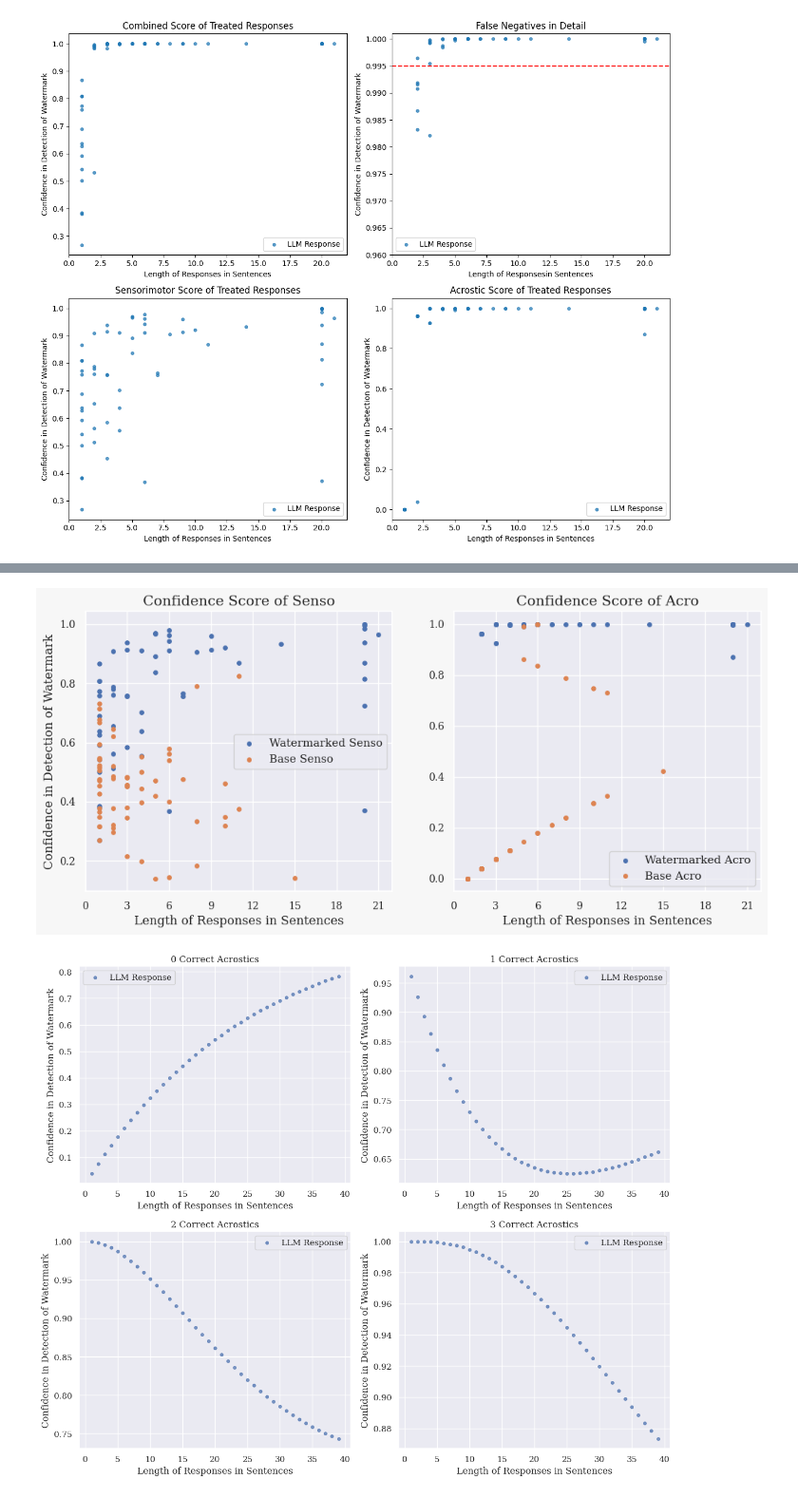
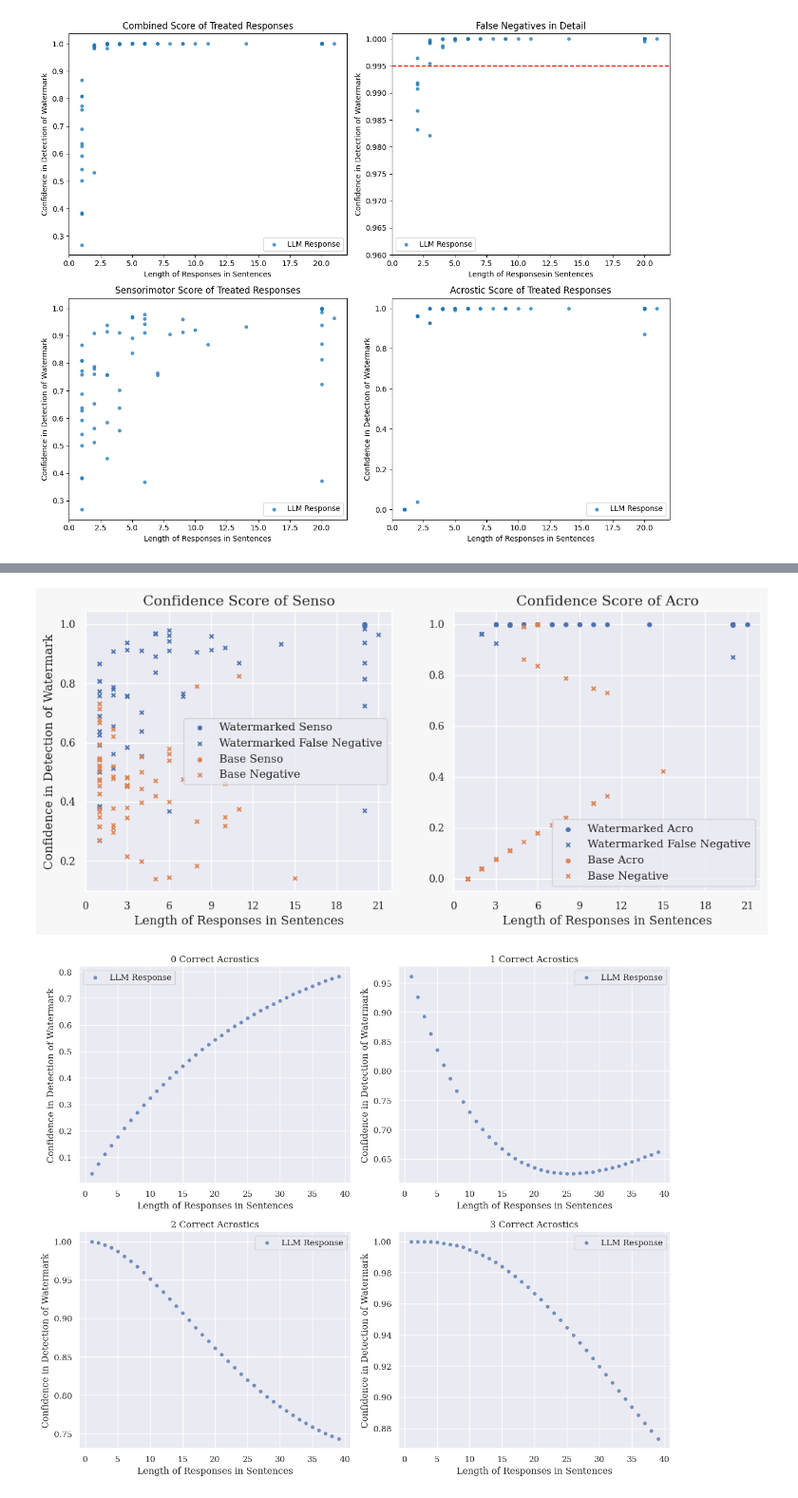
Before and after one commit to CommodoreEU/master-generation, a Jupyter notebook: notebook.ipynb, the cells around one changed output, grey strips where cells are left out. Shown at 95% size. Saved outputs shown, nothing was run; the diff lists cells and outputs as text; code cells hidden in the pictures.

```diff
--- a/notebook.ipynb
+++ b/notebook.ipynb
@@ -1348,14 +1383,26 @@ y_values1 = [1-item[1][1] for item in scores]
 x_values1 = [item[1][3] for item in scores]
 x_values = np.array(x_values1)
 y_values = np.array(y_values1)
-above_threshold = y_values >= 0
-below_threshold = y_values < 0
-above_threshold = y_values >= 0
-below_threshold = y_values < 0
+above_threshold = y_values >= 0.995
+below_threshold = y_values < 0.995
+above_threshold = y_values >= 0.995
+below_threshold = y_values < 0.995
+
+w_senso_TP = 0
+w_senso_FN = 0
+for i in range (0,60):
+    if above_threshold[i]:
+        if x_values[i] > 3:
+            w_senso_TP += 1
+    else:
+        if x_values[i] > 3:
+            w_senso_FN += 1
+
+
 # Points above threshold
 axs[0].scatter(x_values[above_threshold], y_values[above_threshold], s=15, alpha=1, c='C0', marker='o', label='Watermarked Senso')
 # Points below threshold
-#axs[0].scatter(x_values[below_threshold], y_values[below_threshold], s=15, alpha=1, c='C0', marker='x', label='Watermarked False Negative')
+axs[0].scatter(x_values[below_threshold], y_values[below_threshold], s=15, alpha=1, c='C0', marker='x', label='Watermarked False Negative')
 
 
 
@@ -1367,14 +1414,25 @@ y_values2 = [1-item[0][1] for item in scores]
 x_values2 = [item[0][3] for item in scores]
 x_values = np.array(x_values2)
 y_values = np.array(y_values2)
-above_threshold = y_values >= 0
-below_threshold = y_values < 0
-above_threshold = y_values >= 0
-below_threshold = y_values < 0
+above_threshold = y_values >= 0.995
+below_threshold = y_values < 0.995
+above_threshold = y_values >= 0.995
+below_threshold = y_values < 0.995
+
+b_senso_FP = 0
+b_senso_TN = 0
+for i in range (0,60):
+    if above_threshold[i]:
+        if x_values[i] > 3:
+            b_senso_FP += 1
+    else:
+        if x_values[i] > 3:
+            b_senso_TN += 1
+
 # Points above threshold
 axs[0].scatter(x_values[above_threshold], y_values[above_threshold], s=15, alpha=1, c='C1', marker='o', label='Base Senso')
 # Points below threshold
-#axs[0].scatter(x_values[below_threshold], y_values[below_threshold], s=15, alpha=1, c='C1', marker='x', label='Base Negative')
+axs[0].scatter(x_values[below_threshold], y_values[below_threshold], s=15, alpha=1, c='C1', marker='x', label='Base Negative')
 
 
 
@@ -1391,14 +1449,25 @@ y_values1 = [1-item[1][2] for item in scores]
 x_values1 = [item[1][3] for item in scores]
 x_values = np.array(x_values1)
 y_values = np.array(y_values1)
-above_threshold = y_values >= 0
-below_threshold = y_values < 0
-above_threshold = y_values >= 0
-below_threshold = y_values < 0
+above_threshold = y_values >= 0.995
+below_threshold = y_values < 0.995
+above_threshold = y_values >= 0.995
+below_threshold = y_values < 0.995
+
+w_acro_TP = 0
+w_acro_FN = 0
+for i in range (0,60):
+    if above_threshold[i]:
+        if x_values[i] > 3:
+            w_acro_TP += 1
+    else:
+        if x_values[i] > 3:
+            w_acro_FN += 1
+
 # Points above threshold
 axs[1].scatter(x_values[above_threshold], y_values[above_threshold], s=15, alpha=1, c='C0', marker='o', label='Watermarked Acro')
 # Points below threshold
-#axs[1].scatter(x_values[below_threshold], y_values[below_threshold], s=15, alpha=1, c='C0', marker='x', label='Watermarked False Negative')
+axs[1].scatter(x_values[below_threshold], y_values[below_threshold], s=15, alpha=1, c='C0', marker='x', label='Watermarked False Negative')
 #axs[0, 1].scatter(x_values2, y_values2, s=15, alpha=0.7, c=['C4'], marker='o', label='LLM Response')
 axs[1].set_title('Confidence Score of Acro', fontsize=14)
 axs[1].legend()
@@ -1408,16 +1477,37 @@ y_values2 = [1-item[0][2] for item in scores]
 x_values2 = [item[0][3] for item in scores]
 x_values = np.array(x_values2)
 y_values = np.array(y_values2)
-above_threshold = y_values >= 0
-below_threshold = y_values < 0
-above_threshold = y_values >= 0
-below_threshold = y_values < 0
+above_threshold = y_values >= 0.995
+below_threshold = y_values < 0.995
+above_threshold = y_values >= 0.995
+below_threshold = y_values < 0.995
+
+b_acro_FP = 0
+b_acro_TN = 0
+for i in range (0,60):
+    if above_threshold[i]:
+        if x_values[i] > 3:
+            b_acro_FP += 1
+    else:
+        if x_values[i] > 3:
+            b_acro_TN += 1
+
 # Points above threshold
 axs[1].scatter(x_values[above_threshold], y_values[above_threshold], s=15, alpha=1, c='C1', marker='o', label='Base Acro')
 # Points below threshold
-#axs[1].scatter(x_values[below_threshold], y_values[below_threshold], s=15, alpha=1, c='C1', marker='x', label='Base Negative')
+axs[1].scatter(x_values[below_threshold], y_values[below_threshold], s=15, alpha=1, c='C1', marker='x', label='Base Negative')
 axs[1].legend()
 
+
+print(f'''b_senso_TN {b_senso_TN}''')
+print(f'''b_senso_FP {b_senso_FP}''')
+print(f'''w_senso_TP {w_senso_TP}''')
+print(f'''w_senso_FN {w_senso_FN}''')
+print(f'''b_acro_TN {b_acro_TN}''')
+print(f'''b_acro_FP {b_acro_FP}''')
+print(f'''w_acro_TP {w_acro_TP}''')
+print(f'''w_acro_FN {w_acro_FN}''')
+
 plt.savefig('ablation.png', dpi=300, bbox_inches='tight')
 # %% [output]
 [([0.5297548768676754, 0.5297548768676754, 1.0, 1, 0], [0.19113064636803867, 0.19113064636803867, 1.0, 1, 0]), ([0.6050049348103864, 0.654373337490914, 0.9245562130177515, 3, 0], [3.179014954501153e-2 ...
@@ -1425,4 +1522,4 @@ plt.savefig('ablation.png', dpi=300, bbox_inches='tight')
-[figure, old version]
+[figure, new version]
 # %%
 def probability_of_acrosticon(num_sentences_starting_with_A, total_sentences, probability_of_A=1/26):
 
```
Also changed, not shown: parts of 6 cells of this notebook, 2 other files.
